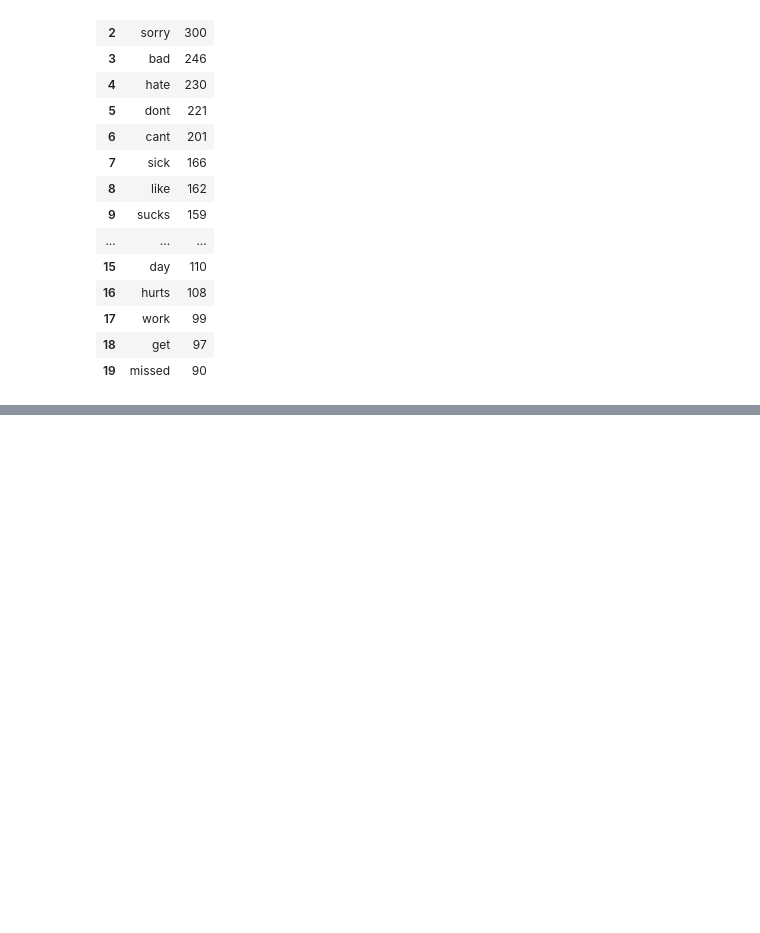
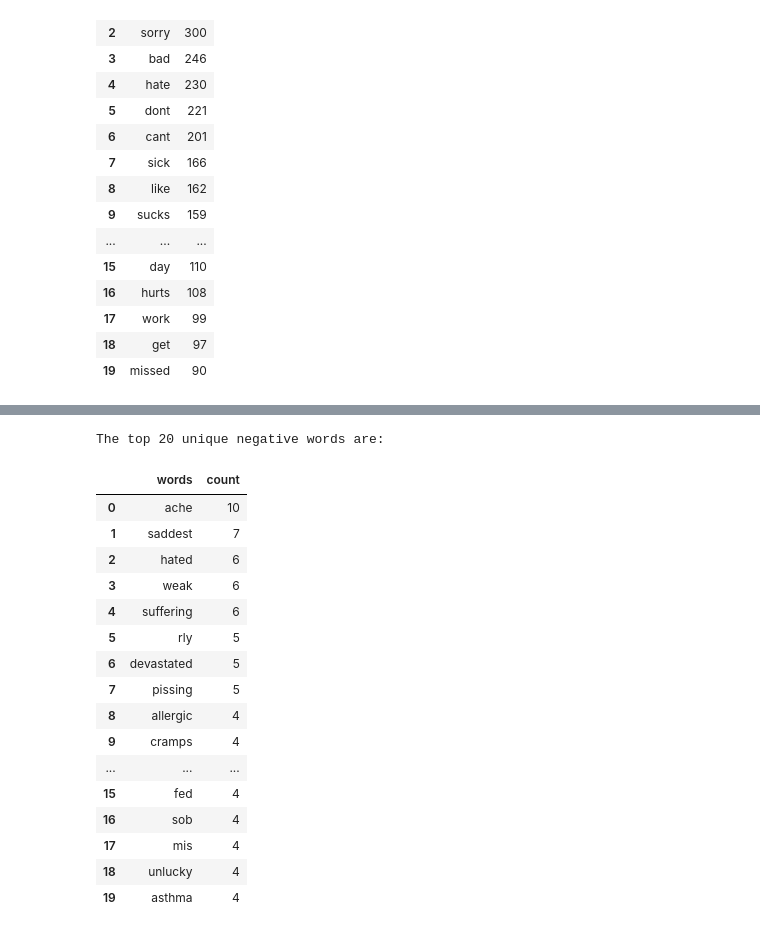
Before and after one commit to abhayp2204/Twitter-Sentiment-Analysis, a Jupyter notebook: code.ipynb, the cells around one changed output, grey strips where cells are left out. Cells and saved outputs as stored; diff of their text form; code cells hidden in the pictures; blank space fills up the shorter version.

```diff
--- a/code.ipynb
+++ b/code.ipynb
@@ -358,0 +416,23 @@ most_common.style.background_gradient(cmap="Reds")
+# %%
+unique_negative = get_unique_words("negative", 20, raw_text=raw_text)
+print("The top 20 unique negative words are:")
+unique_negative.style.background_gradient(cmap="Reds")
+# %% [output]
+The top 20 unique negative words are:
+|  | words | count |
+| 0 | ache | 10 |
+| 1 | saddest | 7 |
+| 2 | hated | 6 |
+| 3 | weak | 6 |
+| 4 | suffering | 6 |
+| 5 | rly | 5 |
+| 6 | devastated | 5 |
+| 7 | pissing | 5 |
+| 8 | allergic | 4 |
+| 9 | cramps | 4 |
+| ... | ... | ... |
+| 15 | fed | 4 |
+| 16 | sob | 4 |
+| 17 | mis | 4 |
+| 18 | unlucky | 4 |
+| 19 | asthma | 4 |
```
Also changed, not shown: parts of 3 cells of this notebook.
